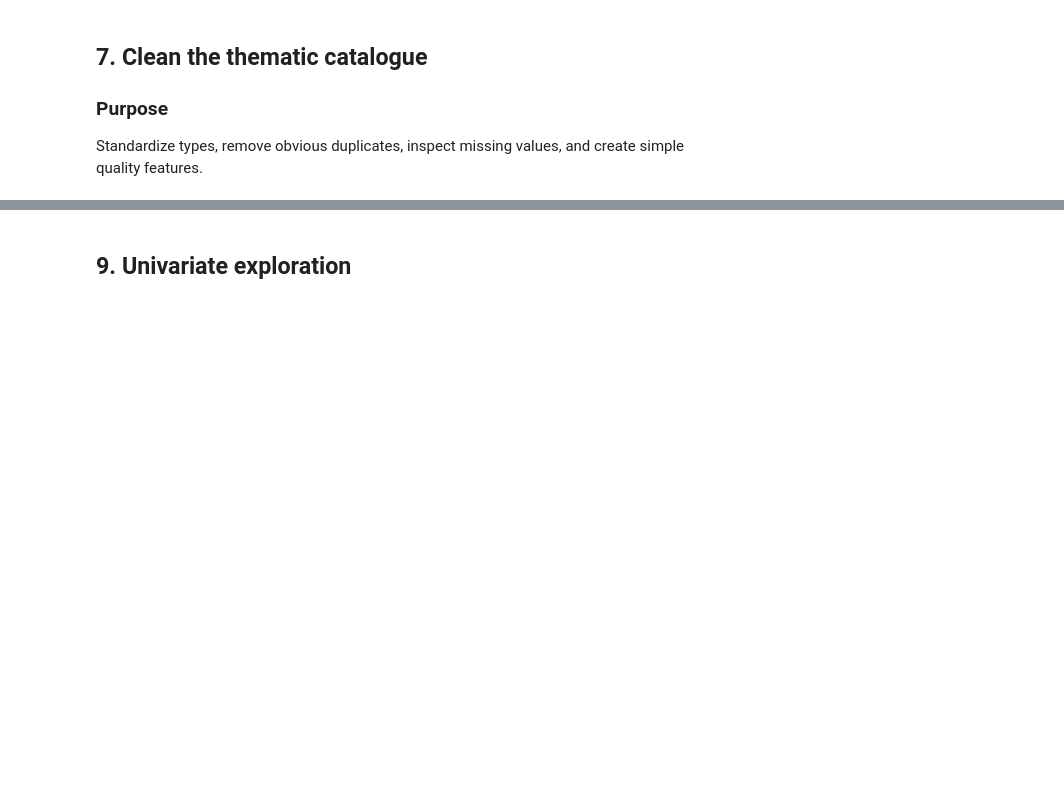
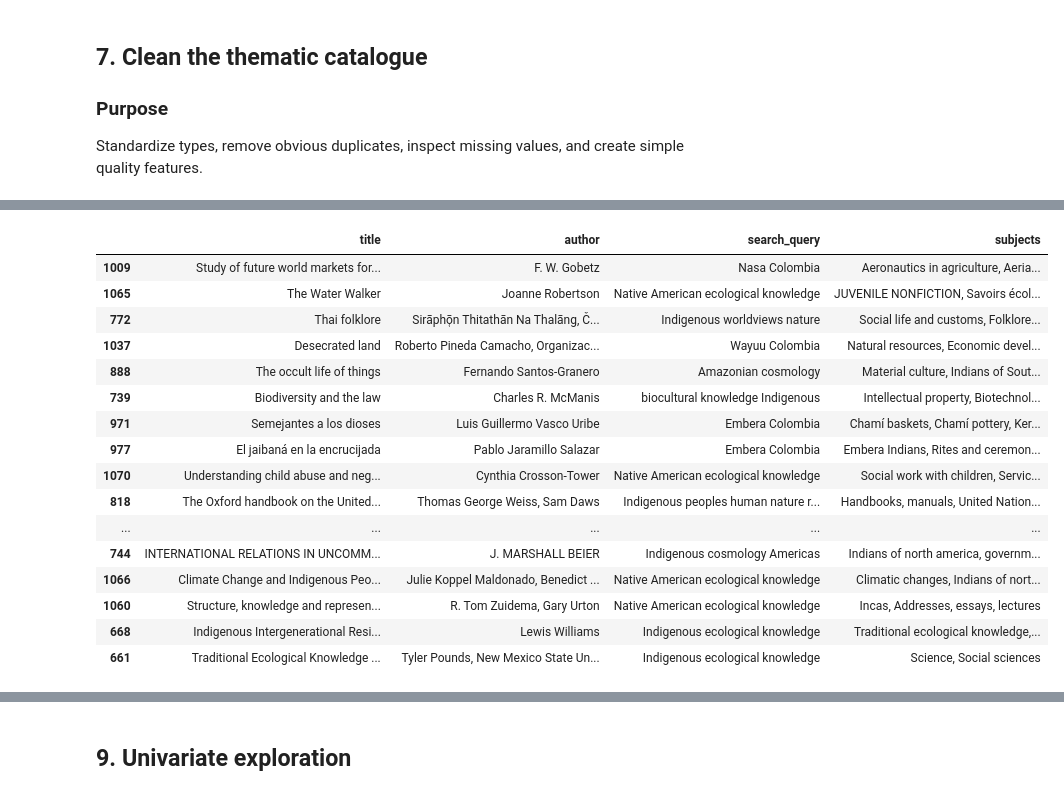
Before and after one commit to fisicangel/kinship-library, a Jupyter notebook: notebooks/01_collection_data_quality_eda.ipynb, the cells around one changed output, grey strips where cells are left out. Saved outputs shown, nothing was run; the diff lists cells and outputs as text; code cells hidden in the pictures; blank space fills up the shorter version.

```diff
--- a/notebooks/01_collection_data_quality_eda.ipynb
+++ b/notebooks/01_collection_data_quality_eda.ipynb
@@ -320,0 +684,37 @@ missing_values
+# %%
+indigenous_books = open_library_books[
+    open_library_books["collection_theme"]
+    == "indigenous_knowledge_americas"
+]
+
+display(
+    indigenous_books[
+        [
+            "title",
+            "author",
+            "search_query",
+            "subjects"
+        ]
+    ].sample(
+        min(30, len(indigenous_books)),
+        random_state=42
+    )
+)
+# %% [output]
+|  | title | author | search_query | subjects |
+| 1009 | Study of future world markets for... | F. W. Gobetz | Nasa Colombia | Aeronautics in agriculture, Aeria... |
+| 1065 | The Water Walker | Joanne Robertson | Native American ecological knowledge | JUVENILE NONFICTION, Savoirs écol... |
+| 772 | Thai folklore | Sirāphō̜n Thitathān Na Thalāng, Č... | Indigenous worldviews nature | Social life and customs, Folklore... |
+| 1037 | Desecrated land | Roberto Pineda Camacho, Organizac... | Wayuu Colombia | Natural resources, Economic devel... |
+| 888 | The occult life of things | Fernando Santos-Granero | Amazonian cosmology | Material culture, Indians of Sout... |
+| 739 | Biodiversity and the law | Charles R. McManis | biocultural knowledge Indigenous | Intellectual property, Biotechnol... |
+| 971 | Semejantes a los dioses | Luis Guillermo Vasco Uribe | Embera Colombia | Chamí baskets, Chamí pottery, Ker... |
+| 977 | El jaibaná en la encrucijada | Pablo Jaramillo Salazar | Embera Colombia | Embera Indians, Rites and ceremon... |
+| 1070 | Understanding child abuse and neg... | Cynthia Crosson-Tower | Native American ecological knowledge | Social work with children, Servic... |
+| 818 | The Oxford handbook on the United... | Thomas George Weiss, Sam Daws | Indigenous peoples human nature r... | Handbooks, manuals, United Nation... |
+| ... | ... | ... | ... | ... |
+| 744 | INTERNATIONAL RELATIONS IN UNCOMM... | J. MARSHALL BEIER | Indigenous cosmology Americas | Indians of north america, governm... |
+| 1066 | Climate Change and Indigenous Peo... | Julie Koppel Maldonado, Benedict ... | Native American ecological knowledge | Climatic changes, Indians of nort... |
+| 1060 | Structure, knowledge and represen... | R. Tom Zuidema, Gary Urton | Native American ecological knowledge | Incas, Addresses, essays, lectures |
+| 668 | Indigenous Intergenerational Resi... | Lewis Williams | Indigenous ecological knowledge | Traditional ecological knowledge,... |
+| 661 | Traditional Ecological Knowledge ... | Tyler Pounds, New Mexico State Un... | Indigenous ecological knowledge | Science, Social sciences |
```
Also changed, not shown: parts of 38 cells of this notebook, 18 other files.
